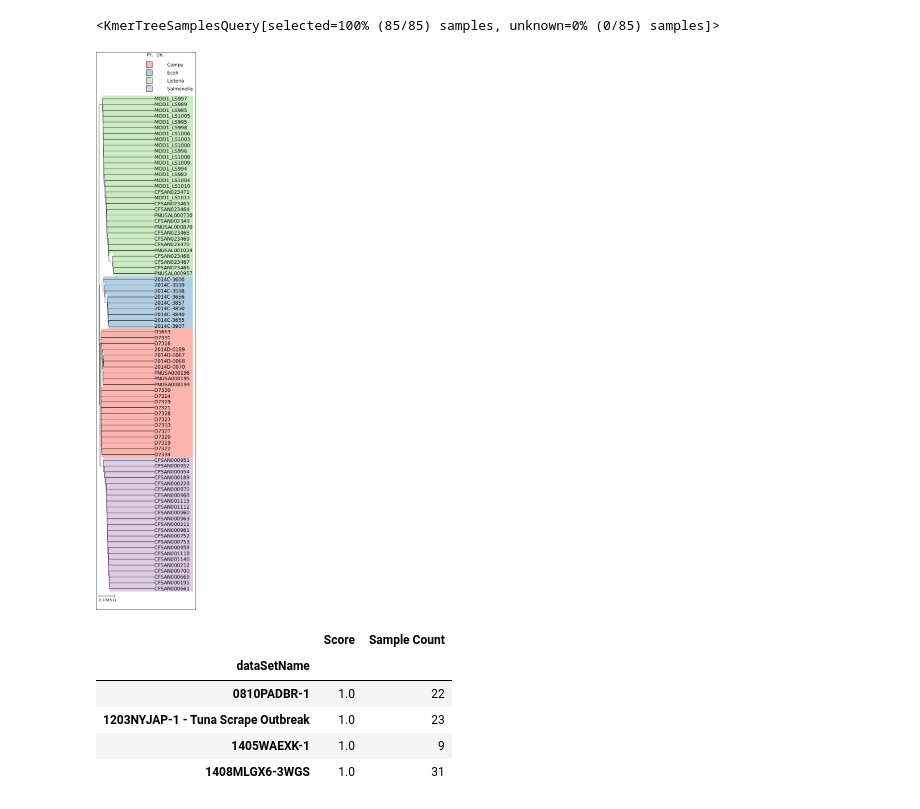
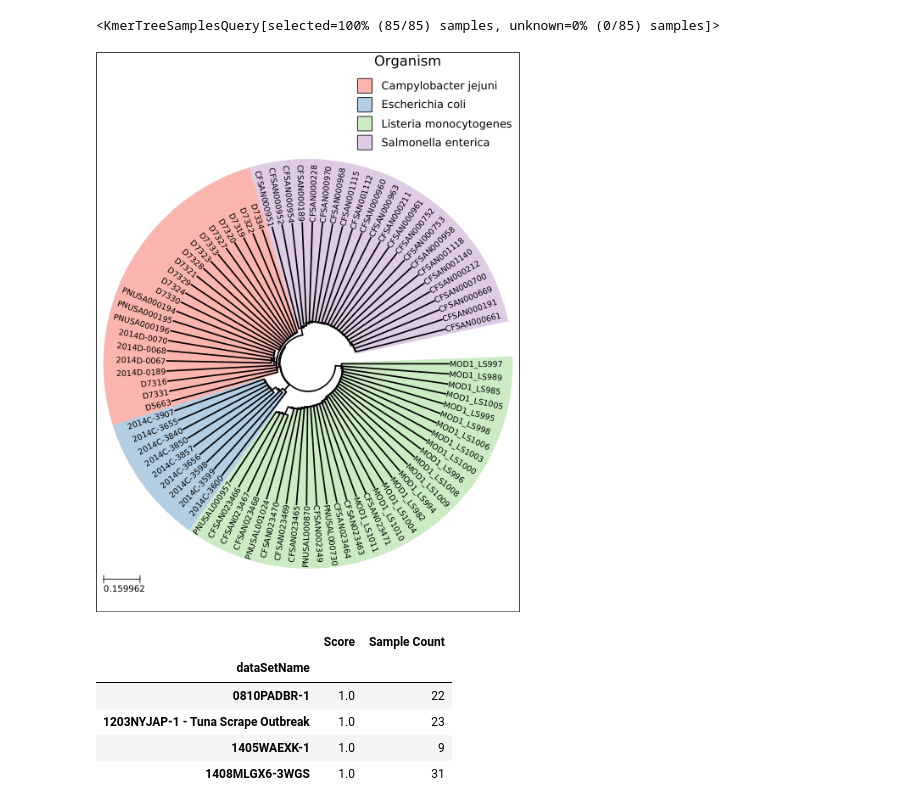
Before and after one commit to apetkau/genomics-data-index-evaluation-manuscript, a Jupyter notebook: evaluations/reads/4-compare-results.ipynb, the cells around one changed output. Cells and saved outputs as stored; diff of their text form; code cells hidden in the pictures.

```diff
--- a/evaluations/reads/4-compare-results.ipynb
+++ b/evaluations/reads/4-compare-results.ipynb
@@ -21,5 +21,15 @@ import pandas as pd
 metadata_df = pd.read_csv('metadata.tsv', sep='\t')
 metadata_df['cluster'] = metadata_df['outbreak']
 metadata_df.loc[metadata_df['cluster'] == 'outgroup', 'cluster'] = pd.NA
+
+metadata_df.loc[metadata_df['dataSetName'] == '0810PADBR-1', 'Organism'] = 'Campylobacter jejuni'
+metadata_df.loc[metadata_df['dataSetName'] == '0810PADBR-1', 'Outgroup'] = '2014D-0070'
+metadata_df.loc[metadata_df['dataSetName'] == '1405WAEXK-1', 'Organism'] = 'Escherichia coli'
+metadata_df.loc[metadata_df['dataSetName'] == '1405WAEXK-1', 'Outgroup'] = '2014C-3907'
+metadata_df.loc[metadata_df['dataSetName'] == '1408MLGX6-3WGS', 'Organism'] = 'Listeria monocytogenes'
+metadata_df.loc[metadata_df['dataSetName'] == '1408MLGX6-3WGS', 'Outgroup'] = 'PNUSAL000730'
+metadata_df.loc[metadata_df['dataSetName'] == '1203NYJAP-1 - Tuna Scrape Outbreak', 'Organism'] = 'Salmonella enterica'
+metadata_df.loc[metadata_df['dataSetName'] == '1203NYJAP-1 - Tuna Scrape Outbreak', 'Outgroup'] = 'CFSAN000212'
+
 metadata_df
 # %% [output]
@@ -49,24 +59,21 @@ qkmer
 # %% [output]
 <KmerTreeSamplesQuery[selected=100% (85/85) samples, unknown=0% (0/85) samples]>
 # %%
-q_campy = qkmer.isa('0810PADBR-1', isa_column='dataSetName', kind='dataframe')
-q_ecoli = qkmer.isa('1405WAEXK-1', isa_column='dataSetName', kind='dataframe')
-q_listeria = qkmer.isa('1408MLGX6-3WGS', isa_column='dataSetName', kind='dataframe')
-q_salmonella = qkmer.isa('1203NYJAP-1 - Tuna Scrape Outbreak', isa_column='dataSetName', kind='dataframe')
+q_campy = qkmer.isa('Campylobacter jejuni', isa_column='Organism', kind='dataframe')
+q_ecoli = qkmer.isa('Escherichia coli', isa_column='Organism', kind='dataframe')
+q_listeria = qkmer.isa('Listeria monocytogenes', isa_column='Organism', kind='dataframe')
+q_salmonella = qkmer.isa('Salmonella enterica', isa_column='Organism', kind='dataframe')
 # %%
-from ete3 import NodeStyle
-
-node_style = NodeStyle()
-node_style['size'] = 3
-
-qkmer.tree_styler(node_style=node_style)\
- .highlight(q_campy, legend_label='Campy')\
- .highlight(q_ecoli, legend_label='Ecoli')\
- .highlight(q_listeria, legend_label='Listeria')\
- .highlight(q_salmonella, legend_label='Salmonella')\
- .render(w=300, ladderize=True)
+qkmer.tree_styler(mode='c', tree_line_width=2, leaf_name_fontsize=8,
+                  include_unknown=False, show_legend_type_labels=False,
+                 legend_title='Organism')\
+ .highlight(q_campy, legend_label='Campylobacter jejuni')\
+ .highlight(q_ecoli, legend_label='Escherichia coli')\
+ .highlight(q_listeria, legend_label='Listeria monocytogenes')\
+ .highlight(q_salmonella, legend_label='Salmonella enterica')\
+ .render(w=500, ladderize=True)
 # %% [output]
-[figure, old version]
+[figure, new version]
 # %%
 from genomics_data_index.api.query.impl.ClusterScorer import ClusterScorer
 
```
Also changed, not shown: parts of 16 cells of this notebook.
